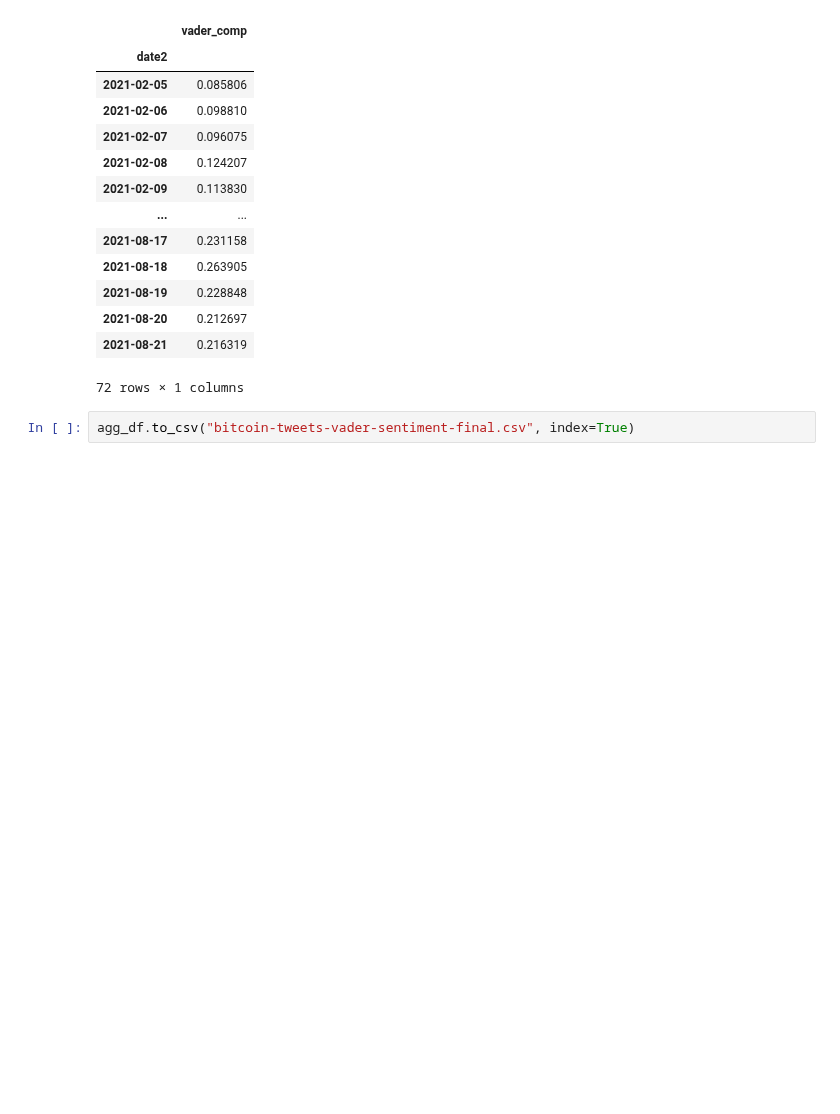
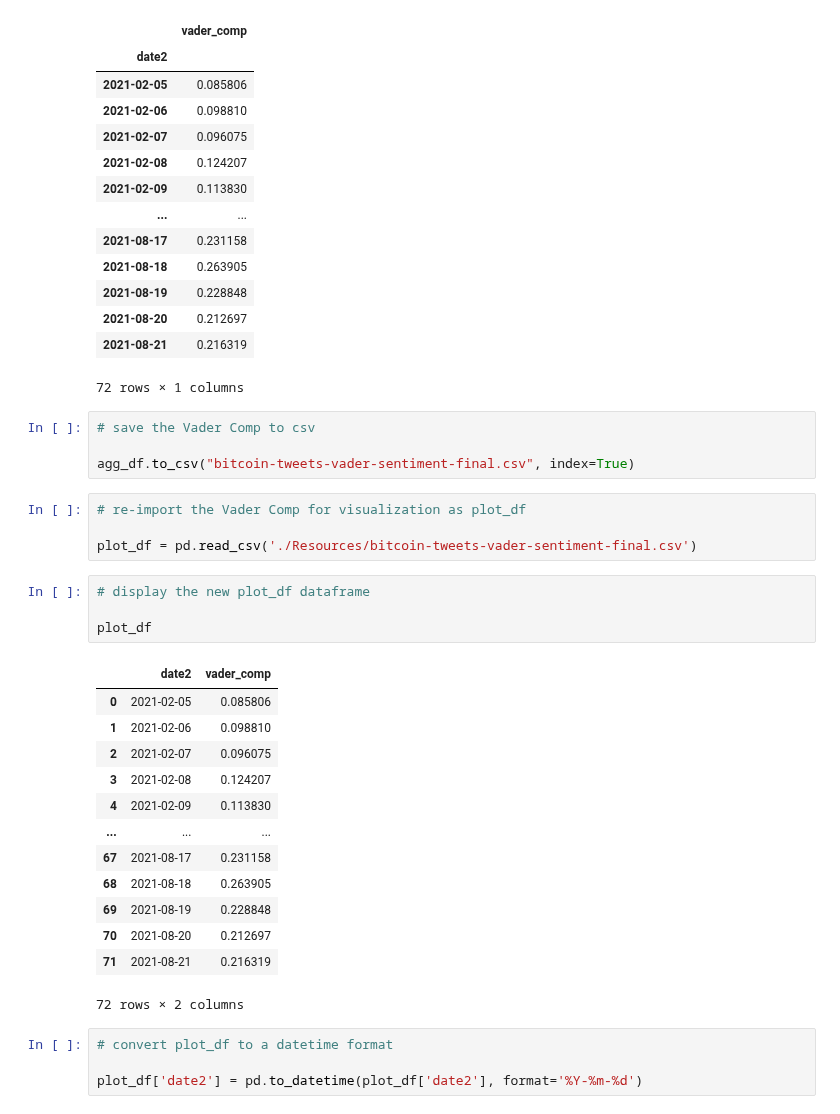
Before and after one commit to marcleipold/Project-2---Algo-Trading-ML-Bot, a Jupyter notebook: Marc/bitcoin_tweets_sentiment_analysis.ipynb, the cells around one changed output. Cells and saved outputs as stored; diff of their text form; blank space fills up the shorter version.

```diff
--- a/Marc/bitcoin_tweets_sentiment_analysis.ipynb
+++ b/Marc/bitcoin_tweets_sentiment_analysis.ipynb
@@ -226,4 +234,32 @@ agg_df
 | 2021-08-21 | 0.216319 |
 72 rows × 1 columns
 # %%
+# save the Vader Comp to csv
+
 agg_df.to_csv("bitcoin-tweets-vader-sentiment-final.csv", index=True)
+# %%
+# re-import the Vader Comp for visualization as plot_df
+
+plot_df = pd.read_csv('./Resources/bitcoin-tweets-vader-sentiment-final.csv')
+# %%
+# display the new plot_df dataframe
+
+plot_df
+# %% [output]
+|  | date2 | vader_comp |
+| 0 | 2021-02-05 | 0.085806 |
+| 1 | 2021-02-06 | 0.098810 |
+| 2 | 2021-02-07 | 0.096075 |
+| 3 | 2021-02-08 | 0.124207 |
+| 4 | 2021-02-09 | 0.113830 |
+| ... | ... | ... |
+| 67 | 2021-08-17 | 0.231158 |
+| 68 | 2021-08-18 | 0.263905 |
+| 69 | 2021-08-19 | 0.228848 |
+| 70 | 2021-08-20 | 0.212697 |
+| 71 | 2021-08-21 | 0.216319 |
+72 rows × 2 columns
+# %%
+# convert plot_df to a datetime format
+
+plot_df['date2'] = pd.to_datetime(plot_df['date2'], format='%Y-%m-%d')
```
Also changed, not shown: parts of 5 cells of this notebook, 1 other file.
